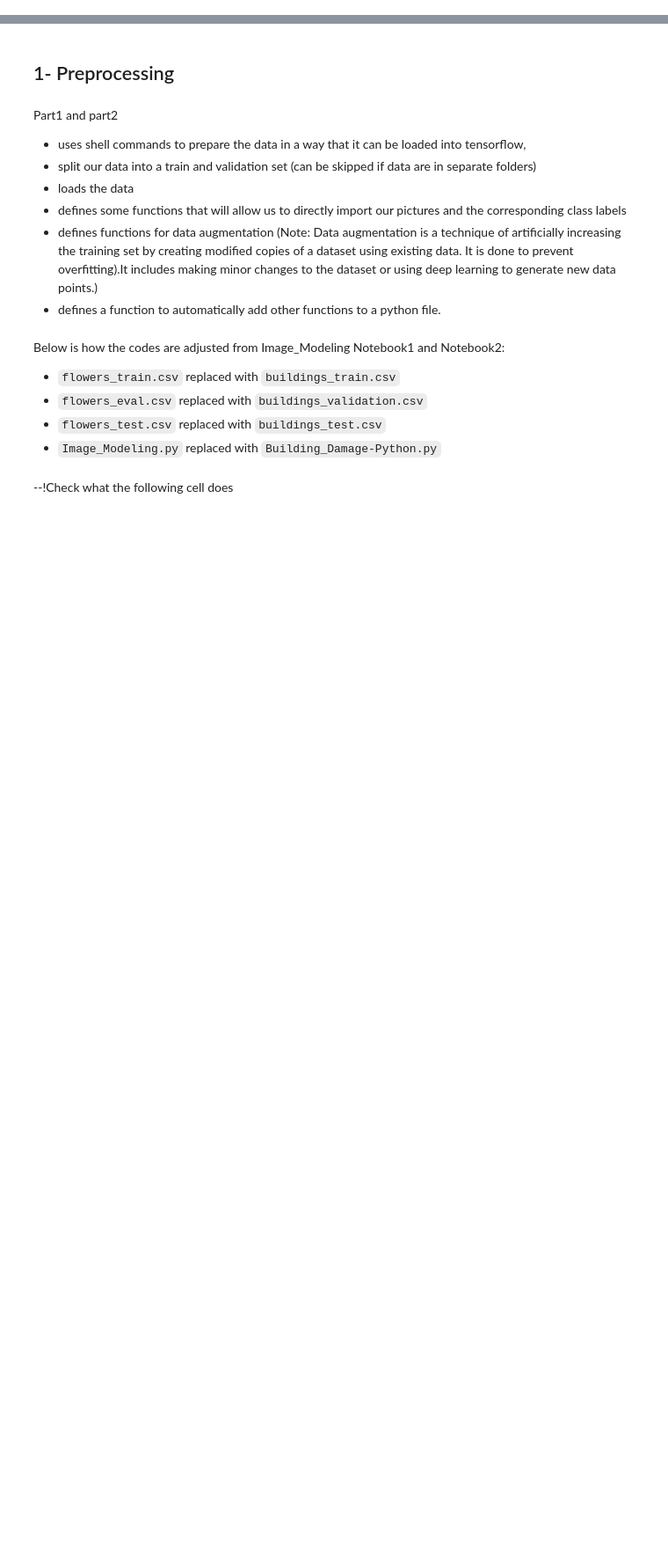
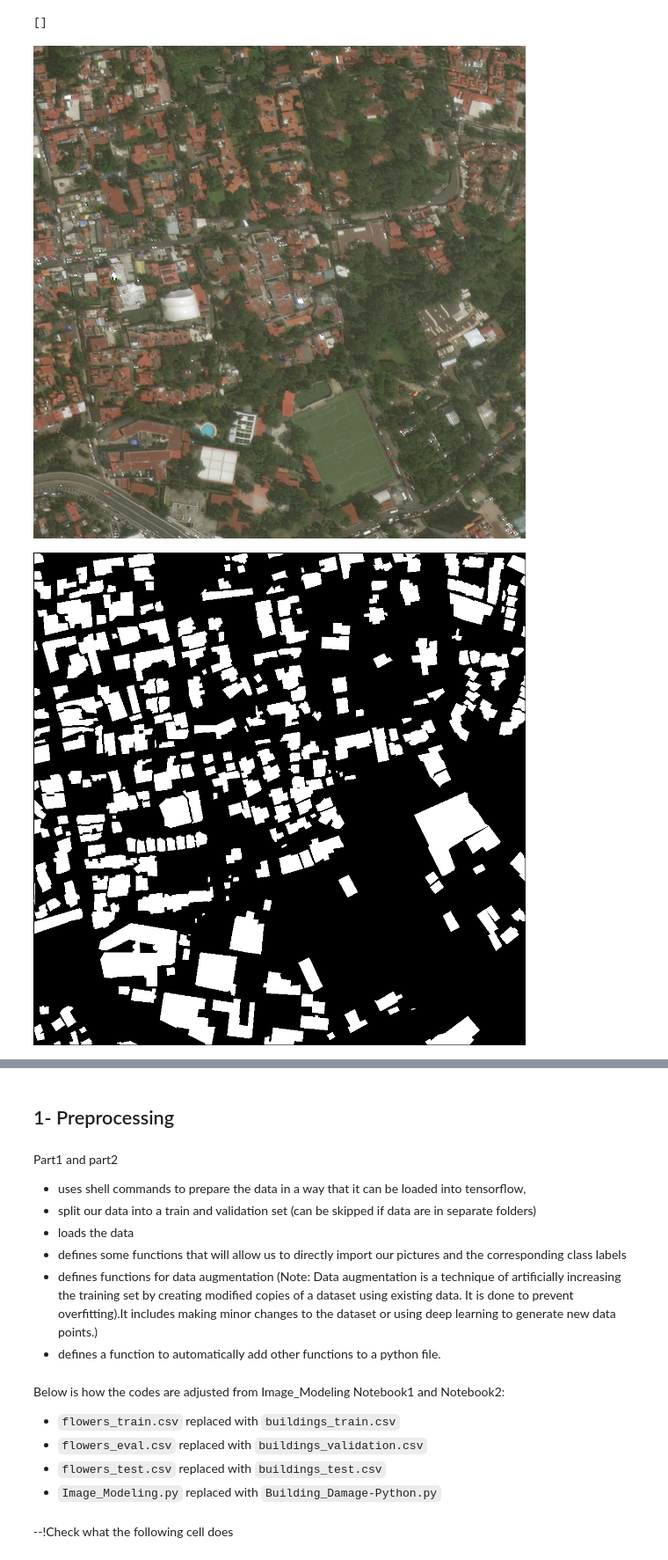
Before and after one commit to sevincjakab/Capstone_Building_Damage, a Jupyter notebook: notebooks/Building_Damage-Capstone.ipynb, the cells around one changed output, grey strips where cells are left out. Shown at 88% size. Drawn from its saved outputs; the diff is of its cells as text; code cells hidden in the pictures; blank space fills up the shorter version.

Commit message:
Changes to req_dev, trial nt, and building_damage_capstone nt are made

```diff
--- a/notebooks/Building_Damage-Capstone.ipynb
+++ b/notebooks/Building_Damage-Capstone.ipynb
@@ -0,0 +217,18 @@
+# %%
+#convert lists to np arrays
+images=np.array(images)
+images.shape
+print(images)
+# %% [output]
+[]
+# %%
+# load one image
+example_image = Image.open('/Users/sevincjakab/neuefische_bootcamp/20230717-NewRepo-Capstone-Building_Damage/Capstone_Building_Damage/data/xBD_minisubset_reorganized/all_images/mexico-earthquake_00000005_post_disaster.png')
+example_mask = Image.open('/Users/sevincjakab/neuefische_bootcamp/20230717-NewRepo-Capstone-Building_Damage/Capstone_Building_Damage/data/xBD_minisubset_reorganized/all_masks/mexico-earthquake_00000005_pre_disaster.png')
+# %%
+from IPython.display import display
+display(example_image)
+display(example_mask)
+# %% [output]
+[figure, added]
+[figure, added]
```
Also changed, not shown: parts of 26 cells of this notebook, 2 other files.
